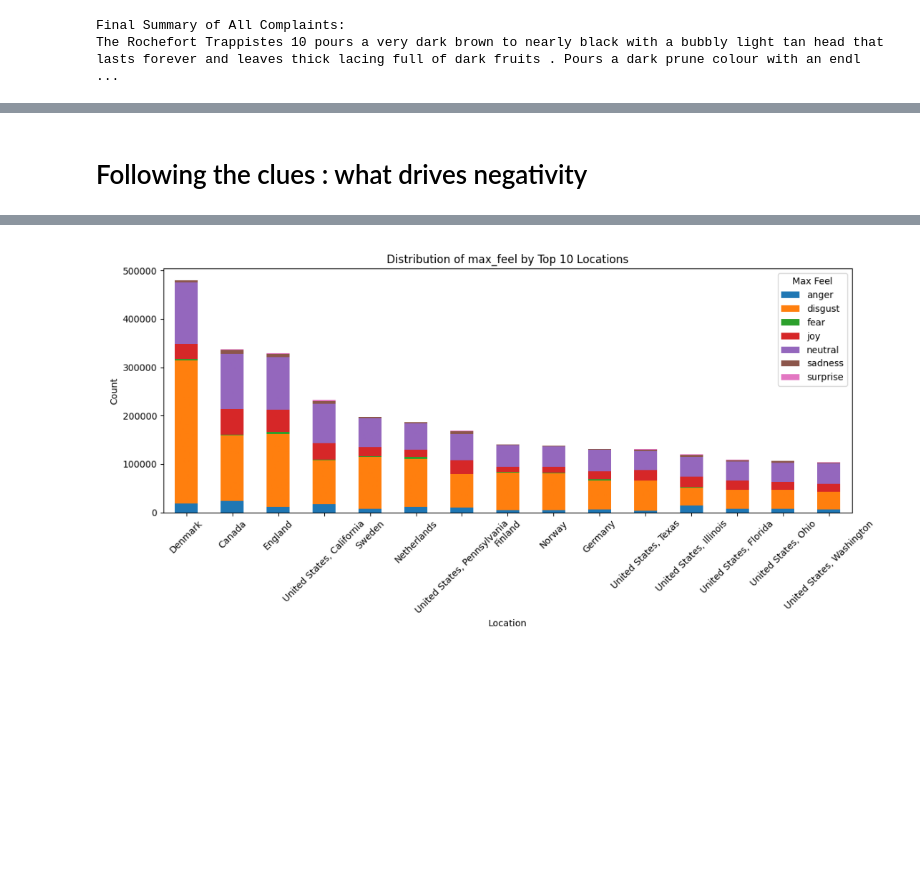
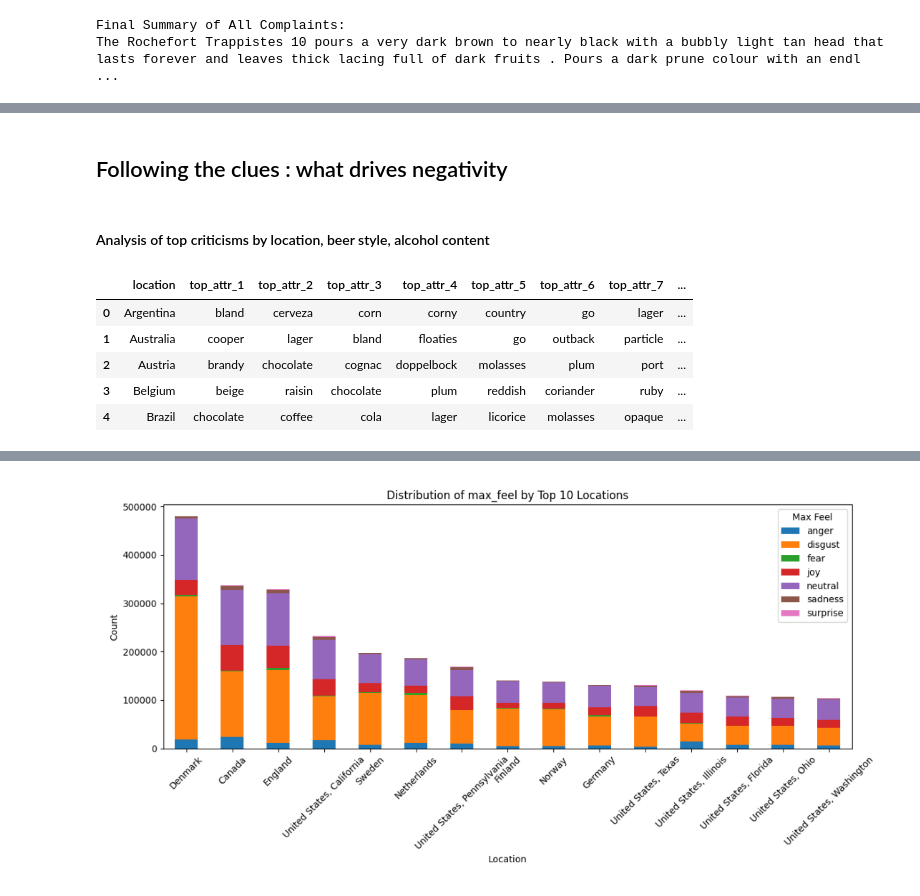
Before and after one commit to epfl-ada/ada-2024-project-awesomedataanalysts, a Jupyter notebook: combined.ipynb, the cells around one changed output, grey strips where cells are left out. Saved outputs shown, nothing was run; the diff lists cells and outputs as text; code cells hidden in the pictures; blank space fills up the shorter version.

```diff
--- a/combined.ipynb
+++ b/combined.ipynb
@@ -293,8 +335,0 @@ plt.show()
-# %%
-neg_reviews, pos_reviews = split_worst_and_best_reviews(reviews, 10)
-
-neg_corpus, beer_names = build_reviews_corpus(neg_reviews, sample_beers="all")
-pos_corpus, _ = build_reviews_corpus(pos_reviews, sample_beers="all")
-
-neg_counts = get_word_counts(neg_corpus, beer_names, tokenizer=tokenizer, stop_words=stop_words, min_df=0.02)
-pos_counts = get_word_counts(pos_corpus, beer_names, tokenizer=tokenizer, stop_words=stop_words, vocabulary=neg_counts.columns)
@@ -400,2 +335,0 @@ def top_attributes(beers, top_count=5, column_count=10, column_prefix="attr_"):
-# %%
-beers = pd.read_csv("./data/RateBeer_processed/popular_beers_with_attributes.csv")
@@ -551,3 +430,0 @@ pos_counts2 = get_word_counts(pos_corpus2, beer_names, tokenizer=tokenizer, stop
-# %%
-scores = get_tfidf_scores(neg_counts2) - get_tfidf_scores(pos_counts2)
-top_criticisms_emotion = get_top_attributes(scores, column_prefix="crit_", top_attributes=80)
@@ -601,0 +431,19 @@ neg_classified_features_emotion.to_csv("./data/RateBeer_processed/neg_classified
+# %%
+%%time
+
+# much faster, we focus on the negative and positive parts
+
+if not os.path.exists(processed_beers_csv):
+    pos_corpus, neg_corpus, beer_names = build_corpus(reviews, emotion_split=True)
+
+    tokenizer = Lemmatizer
+    stop_words = get_stop_words([pos_doc + neg_doc for pos_doc, neg_doc in zip(pos_corpus, neg_corpus)], tokenizer=tokenizer)
+
+    neg_counts = get_word_counts(neg_corpus, beer_names, tokenizer=tokenizer, stop_words=stop_words, min_df=0.02)
+    pos_counts = get_word_counts(pos_corpus, beer_names, tokenizer=tokenizer, stop_words=stop_words, vocabulary=neg_counts.columns)
+
+    scores = get_tfidf_scores(neg_counts) - get_tfidf_scores(pos_counts)
+    top_criticisms_emotions = get_top_attributes(scores, column_prefix="crit_emot_", top_attributes=100)
+
+    beers = beers.merge(top_criticisms_emotions.reset_index(), on="beer_name")
+    beers.to_csv(processed_beers_csv, index=False)
@@ -602,2 +466,4 @@ neg_classified_features_emotion.to_csv("./data/RateBeer_processed/neg_classified
 # %% [markdown]
-# Following the clues : what drives negativity
+## Following the clues : what drives negativity
+# %% [markdown]
+#### Analysis of top criticisms by location, beer style, alcohol content
@@ -603,0 +472,10 @@ neg_classified_features_emotion.to_csv("./data/RateBeer_processed/neg_classified
+# %%
+# attributes by location
+top_attributes_by(beers, by="location", top_count=10, column_count=10).head(5)
+# %% [output]
+|  | location | top_attr_1 | top_attr_2 | top_attr_3 | top_attr_4 | top_attr_5 | top_attr_6 | top_attr_7 | ... |
+| 0 | Argentina | bland | cerveza | corn | corny | country | go | lager | ... |
+| 1 | Australia | cooper | lager | bland | floaties | go | outback | particle | ... |
+| 2 | Austria | brandy | chocolate | cognac | doppelbock | molasses | plum | port | ... |
+| 3 | Belgium | beige | raisin | chocolate | plum | reddish | coriander | ruby | ... |
+| 4 | Brazil | chocolate | coffee | cola | lager | licorice | molasses | opaque | ... |
```
Also changed, not shown: parts of 77 cells of this notebook, 1 other file.
